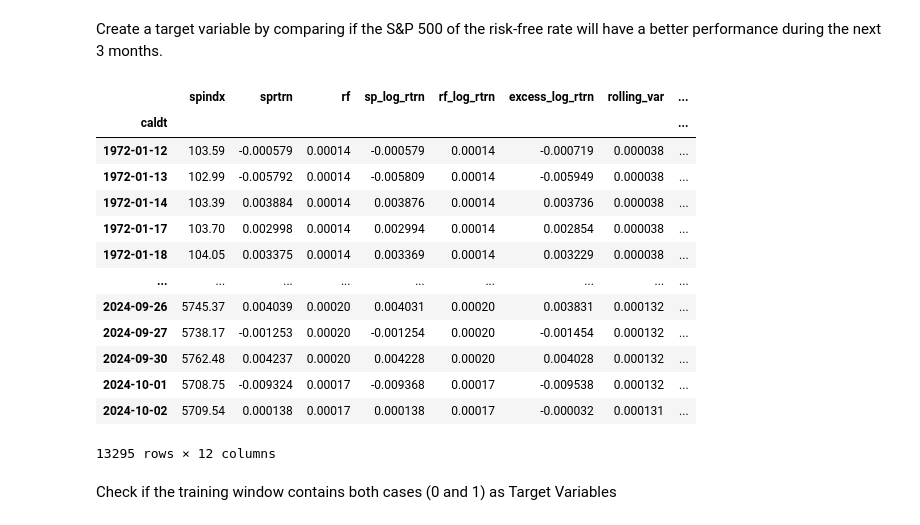
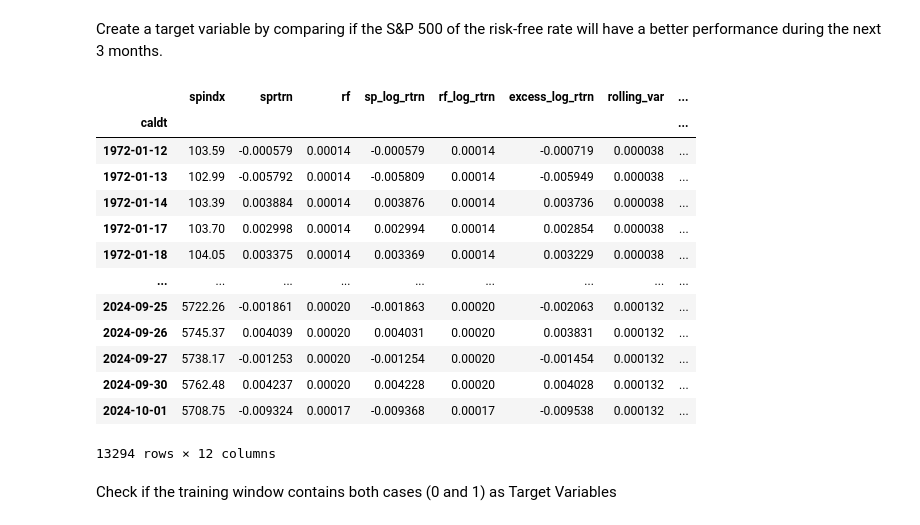
Before and after one commit to FeKapp/bachelorthesis-ai-recommendations, a Jupyter notebook: 3month_unbiased.ipynb, the cells around one changed output. Cells and saved outputs as stored; diff of their text form; code cells hidden in the pictures.

```diff
--- a/3month_unbiased.ipynb
+++ b/3month_unbiased.ipynb
@@ -86,35 +86,35 @@ Create a target variable by comparing if the S&P 500 of the risk-free rate will
 # %%
 # Define the forward-looking window (e.g., 63 trading days for about 3 months)
 window = 63
 
 # Compute the forward cumulative log returns using a reversed rolling sum:
-df['sp_cum_log_rtrn'] = df['sp_log_rtrn'][::-1].rolling(window=window, min_periods=window).sum()[::-1]
-df['rf_cum_log_rtrn'] = df['rf_log_rtrn'][::-1].rolling(window=window, min_periods=window).sum()[::-1]
+df['sp_cum_log_rtrn'] = df['sp_log_rtrn'][::-1].rolling(window=window, min_periods=window).sum()[::-1].shift(-1)
+df['rf_cum_log_rtrn'] = df['rf_log_rtrn'][::-1].rolling(window=window, min_periods=window).sum()[::-1].shift(-1)
 
 # Create the Target variable: 1 if the S&P 500 cumulative log return is higher than the risk-free rate, else 0
 df['Target'] = (df['sp_cum_log_rtrn'] > df['rf_cum_log_rtrn']).astype(int)
 
 # remove columns with missing values
 df.dropna(inplace=True)
 
 
 # Optional: inspect the resulting DataFrame
 df
 # %% [output]
 |  | spindx | sprtrn | rf | sp_log_rtrn | rf_log_rtrn | excess_log_rtrn | rolling_var | ... |
 | caldt |  |  |  |  |  |  |  | ... |
 | 1972-01-12 | 103.59 | -0.000579 | 0.00014 | -0.000579 | 0.00014 | -0.000719 | 0.000038 | ... |
 | 1972-01-13 | 102.99 | -0.005792 | 0.00014 | -0.005809 | 0.00014 | -0.005949 | 0.000038 | ... |
 | 1972-01-14 | 103.39 | 0.003884 | 0.00014 | 0.003876 | 0.00014 | 0.003736 | 0.000038 | ... |
 | 1972-01-17 | 103.70 | 0.002998 | 0.00014 | 0.002994 | 0.00014 | 0.002854 | 0.000038 | ... |
 | 1972-01-18 | 104.05 | 0.003375 | 0.00014 | 0.003369 | 0.00014 | 0.003229 | 0.000038 | ... |
 | ... | ... | ... | ... | ... | ... | ... | ... | ... |
+| 2024-09-25 | 5722.26 | -0.001861 | 0.00020 | -0.001863 | 0.00020 | -0.002063 | 0.000132 | ... |
 | 2024-09-26 | 5745.37 | 0.004039 | 0.00020 | 0.004031 | 0.00020 | 0.003831 | 0.000132 | ... |
 | 2024-09-27 | 5738.17 | -0.001253 | 0.00020 | -0.001254 | 0.00020 | -0.001454 | 0.000132 | ... |
 | 2024-09-30 | 5762.48 | 0.004237 | 0.00020 | 0.004228 | 0.00020 | 0.004028 | 0.000132 | ... |
 | 2024-10-01 | 5708.75 | -0.009324 | 0.00017 | -0.009368 | 0.00017 | -0.009538 | 0.000132 | ... |
-| 2024-10-02 | 5709.54 | 0.000138 | 0.00017 | 0.000138 | 0.00017 | -0.000032 | 0.000131 | ... |
-13295 rows × 12 columns
+13294 rows × 12 columns
 # %% [markdown]
 Check if the training window contains both cases (0 and 1) as Target Variables
 # %%
```
Also changed, not shown: parts of 45 cells of this notebook, 1 other file.
